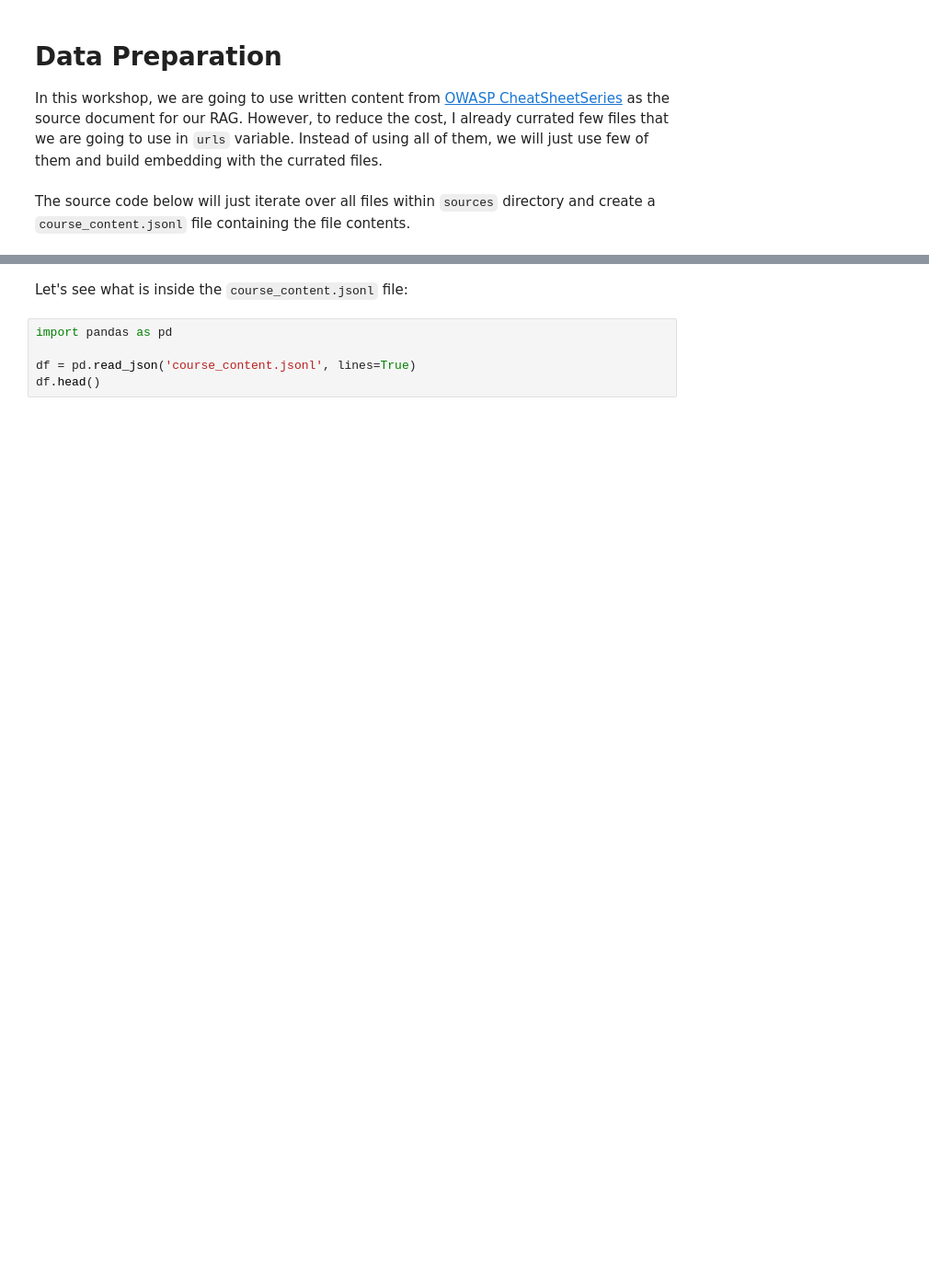
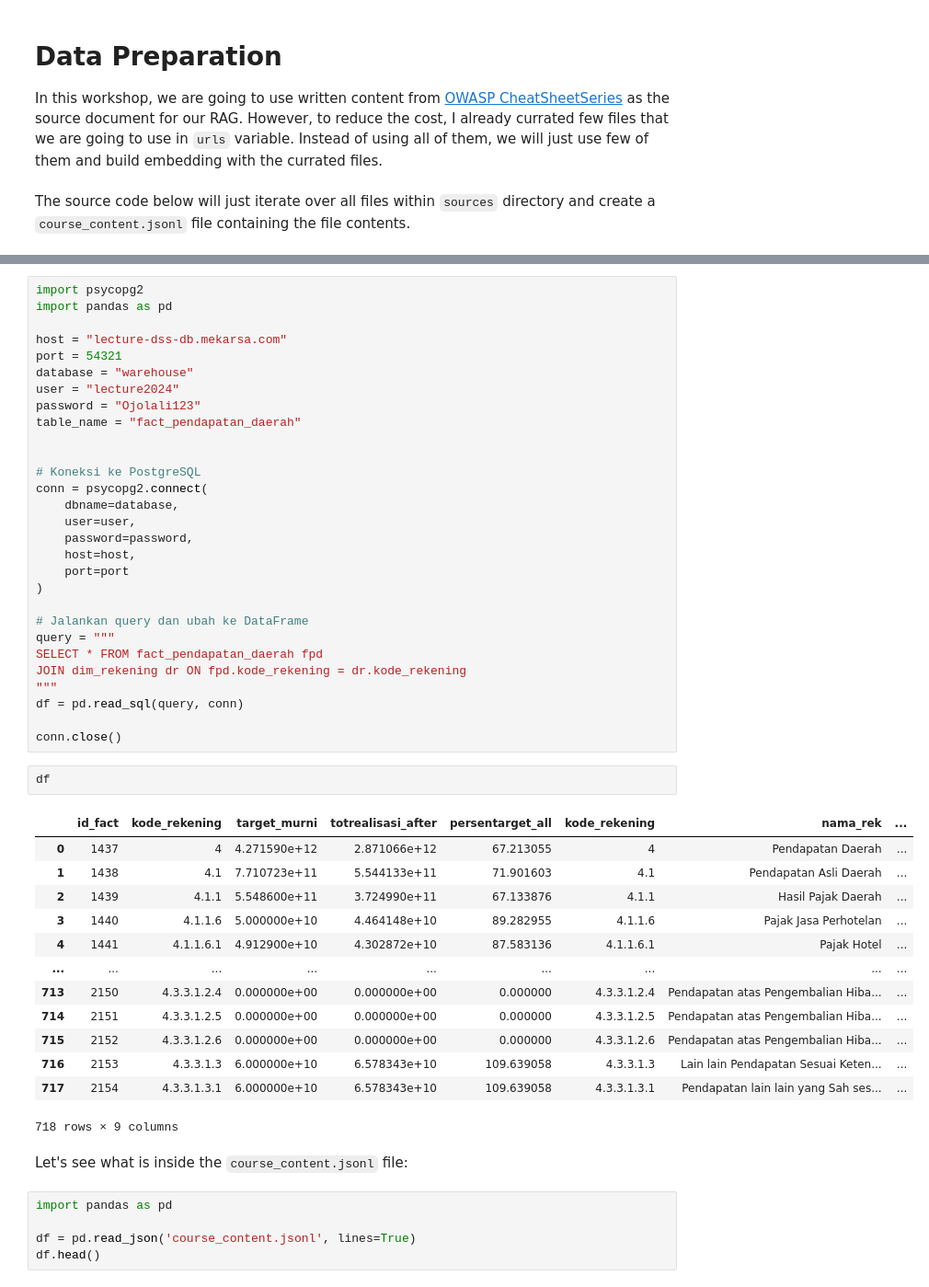
Before and after one commit to sugengdcahyo/agent-rag, a Jupyter notebook: 00-setup.ipynb, the cells around one changed output, grey strips where cells are left out. Shown: that part at 92% size. Drawn from its saved outputs; the diff is of its cells as text; blank space fills up the shorter version.

```diff
--- a/00-setup.ipynb
+++ b/00-setup.ipynb
@@ -335,3 +282,48 @@ JSONL file 'course_content.jsonl' has been generated successfully.
+# %%
+import psycopg2
+import pandas as pd
+
+host = "lecture-dss-db.mekarsa.com"
+port = 54321
+database = "warehouse"
+user = "lecture2024"
+password = "Ojolali123"
+table_name = "fact_pendapatan_daerah"
+
+
+# Koneksi ke PostgreSQL
+conn = psycopg2.connect(
+    dbname=database,
+    user=user,
+    password=password,
+    host=host,
+    port=port
+)
+
+# Jalankan query dan ubah ke DataFrame
+query = """
+SELECT * FROM fact_pendapatan_daerah fpd
+JOIN dim_rekening dr ON fpd.kode_rekening = dr.kode_rekening
+"""
+df = pd.read_sql(query, conn)
+
+conn.close()
+# %%
+df
+# %% [output]
+|  | id_fact | kode_rekening | target_murni | totrealisasi_after | persentarget_all | kode_rekening | nama_rek | ... |
+| 0 | 1437 | 4 | 4.271590e+12 | 2.871066e+12 | 67.213055 | 4 | Pendapatan Daerah | ... |
+| 1 | 1438 | 4.1 | 7.710723e+11 | 5.544133e+11 | 71.901603 | 4.1 | Pendapatan Asli Daerah | ... |
+| 2 | 1439 | 4.1.1 | 5.548600e+11 | 3.724990e+11 | 67.133876 | 4.1.1 | Hasil Pajak Daerah | ... |
+| 3 | 1440 | 4.1.1.6 | 5.000000e+10 | 4.464148e+10 | 89.282955 | 4.1.1.6 | Pajak Jasa Perhotelan | ... |
+| 4 | 1441 | 4.1.1.6.1 | 4.912900e+10 | 4.302872e+10 | 87.583136 | 4.1.1.6.1 | Pajak Hotel | ... |
+| ... | ... | ... | ... | ... | ... | ... | ... | ... |
+| 713 | 2150 | 4.3.3.1.2.4 | 0.000000e+00 | 0.000000e+00 | 0.000000 | 4.3.3.1.2.4 | Pendapatan atas Pengembalian Hiba... | ... |
+| 714 | 2151 | 4.3.3.1.2.5 | 0.000000e+00 | 0.000000e+00 | 0.000000 | 4.3.3.1.2.5 | Pendapatan atas Pengembalian Hiba... | ... |
+| 715 | 2152 | 4.3.3.1.2.6 | 0.000000e+00 | 0.000000e+00 | 0.000000 | 4.3.3.1.2.6 | Pendapatan atas Pengembalian Hiba... | ... |
+| 716 | 2153 | 4.3.3.1.3 | 6.000000e+10 | 6.578343e+10 | 109.639058 | 4.3.3.1.3 | Lain lain Pendapatan Sesuai Keten... | ... |
+| 717 | 2154 | 4.3.3.1.3.1 | 6.000000e+10 | 6.578343e+10 | 109.639058 | 4.3.3.1.3.1 | Pendapatan lain lain yang Sah ses... | ... |
+718 rows × 9 columns
 # %% [markdown]
 Let's see what is inside the `course_content.jsonl` file:
 # %%
```
Also changed, not shown: parts of 27 cells of this notebook.
